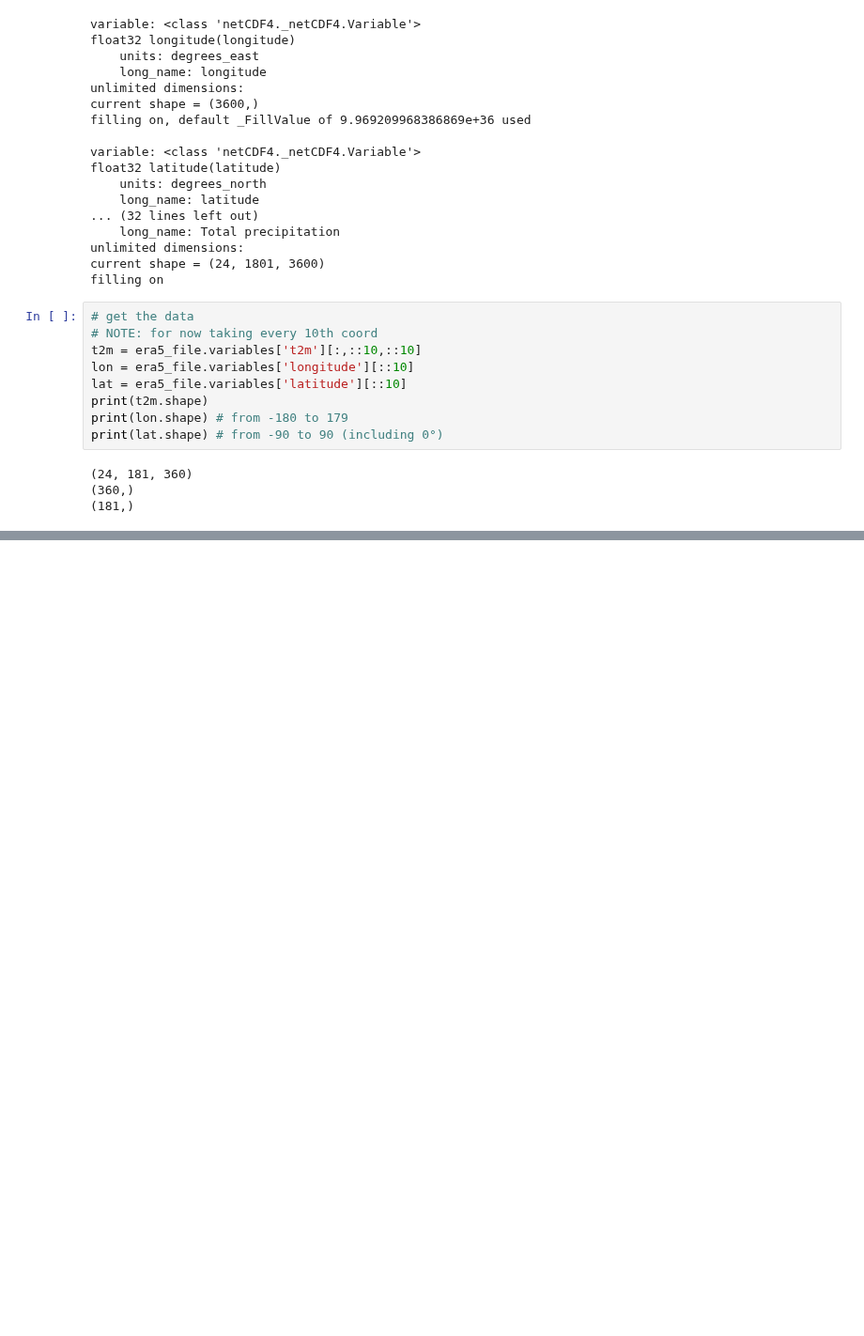
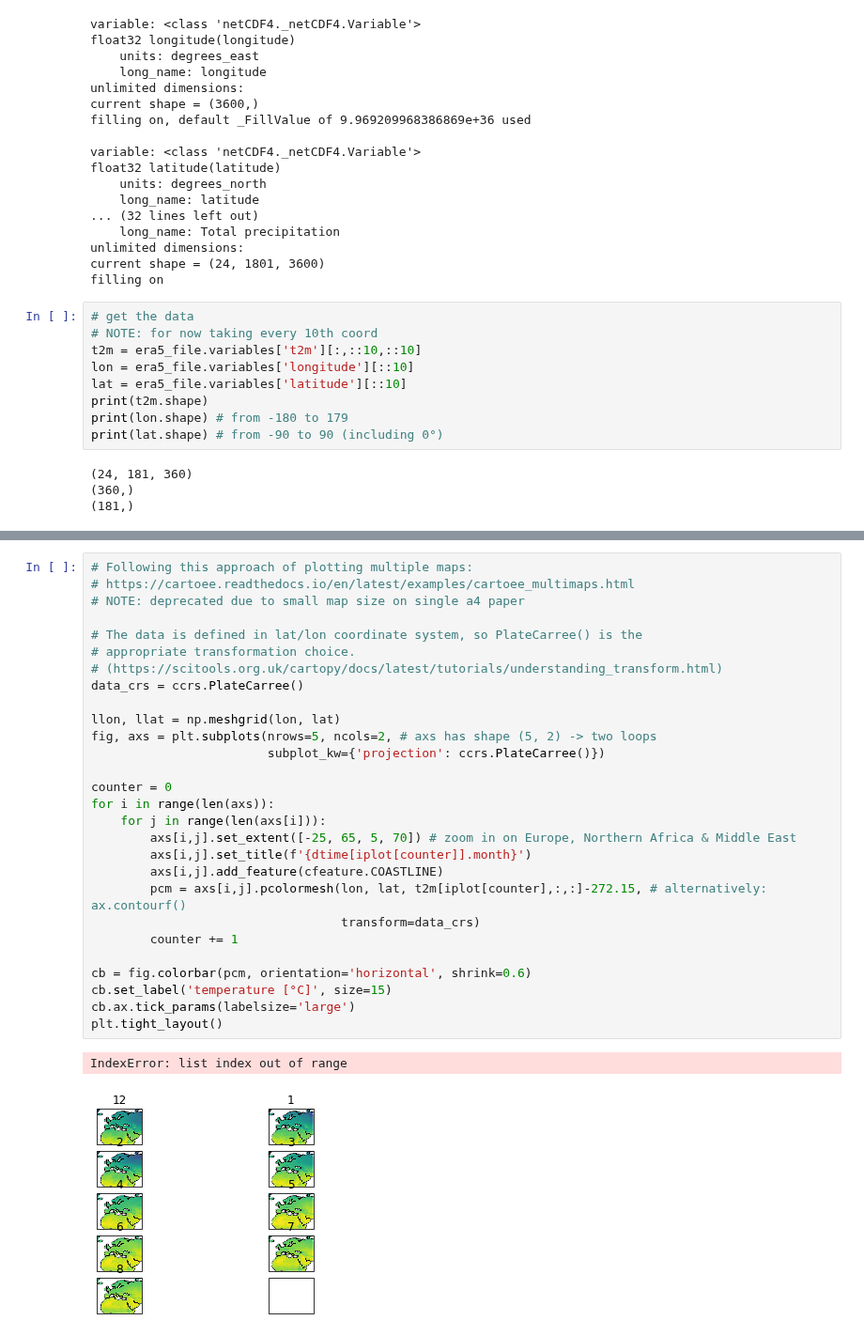
Before and after one commit to gtlab-barcelona/robert, a Jupyter notebook: anomalies/code/1-tmp-pre-anomalies-maps.ipynb, the cells around one changed output, grey strips where cells are left out. Shown at 94% size. Cells and saved outputs as stored; diff of their text form; blank space fills up the shorter version.

```diff
--- a/anomalies/code/1-tmp-pre-anomalies-maps.ipynb
+++ b/anomalies/code/1-tmp-pre-anomalies-maps.ipynb
@@ -95,0 +120,31 @@ array([[[1]],
+# %%
+# Following this approach of plotting multiple maps:
+# https://cartoee.readthedocs.io/en/latest/examples/cartoee_multimaps.html
+# NOTE: deprecated due to small map size on single a4 paper
+
+# The data is defined in lat/lon coordinate system, so PlateCarree() is the
+# appropriate transformation choice.
+# (https://scitools.org.uk/cartopy/docs/latest/tutorials/understanding_transform.html)
+data_crs = ccrs.PlateCarree()
+
+llon, llat = np.meshgrid(lon, lat)
+fig, axs = plt.subplots(nrows=5, ncols=2, # axs has shape (5, 2) -> two loops
+                        subplot_kw={'projection': ccrs.PlateCarree()})
+
+counter = 0
+for i in range(len(axs)):
+    for j in range(len(axs[i])):
+        axs[i,j].set_extent([-25, 65, 5, 70]) # zoom in on Europe, Northern Africa & Middle East
+        axs[i,j].set_title(f'{dtime[iplot[counter]].month}')
+        axs[i,j].add_feature(cfeature.COASTLINE)
+        pcm = axs[i,j].pcolormesh(lon, lat, t2m[iplot[counter],:,:]-272.15, # alternatively: ax.contourf()
+                                  transform=data_crs)
+        counter += 1
+
+cb = fig.colorbar(pcm, orientation='horizontal', shrink=0.6)
+cb.set_label('temperature [°C]', size=15)
+cb.ax.tick_params(labelsize='large')
+plt.tight_layout()
+# %% [output]
+IndexError: list index out of range
+[figure, added]
```
Also changed, not shown: parts of 9 cells of this notebook, 20 other files.
